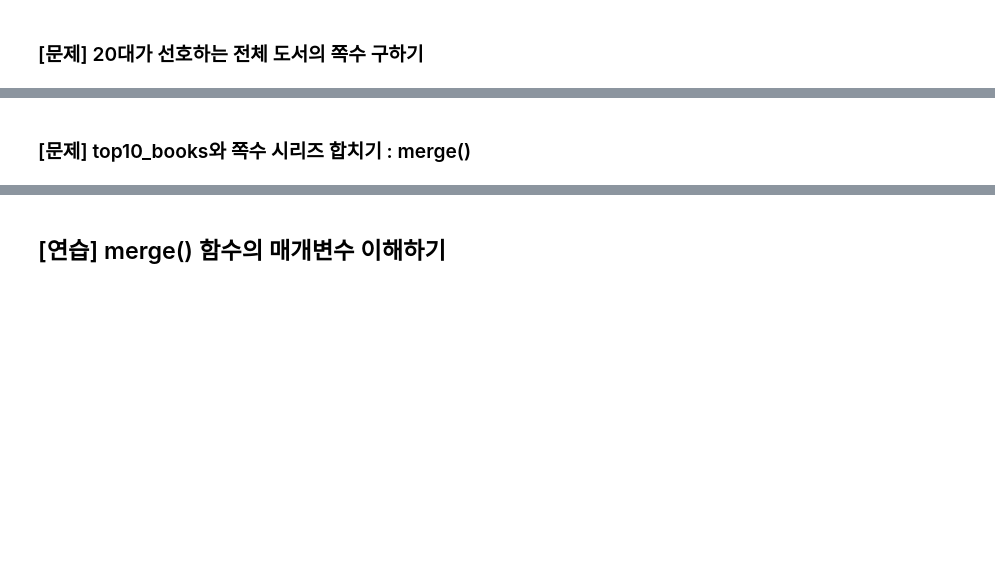
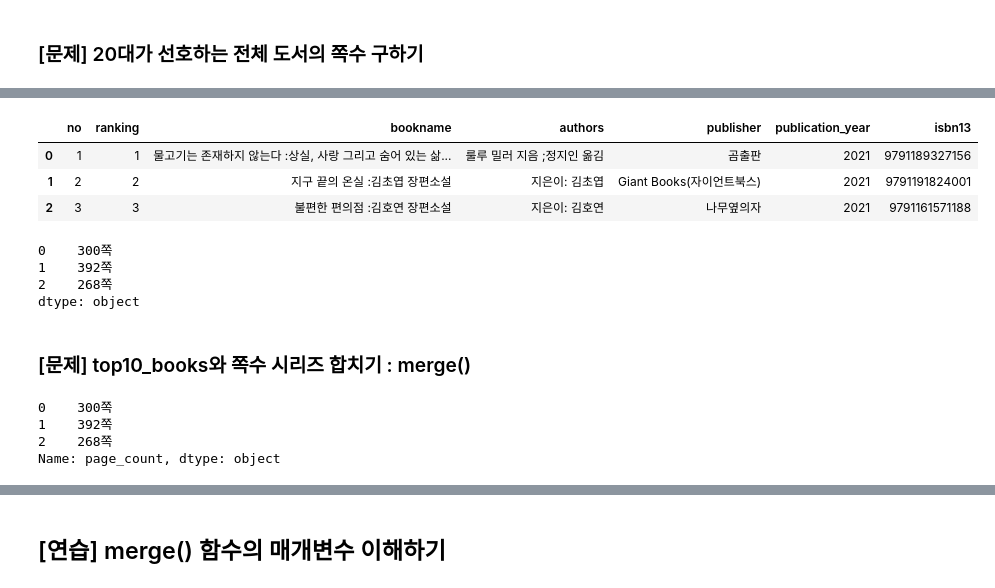
Before and after one commit to ThubanA1pha/python_basic_2, a Jupyter notebook: openAPI.ipynb, the cells around one changed output, grey strips where cells are left out. Cells and saved outputs as stored; diff of their text form; code cells hidden in the pictures; blank space fills up the shorter version.

```diff
--- a/openAPI.ipynb
+++ b/openAPI.ipynb
@@ -160,6 +183,11 @@ get_page_cnt(9791189327156)
 # %%
-top10_books = books.head(10) # 인기 도서 10권 추출
+top10_books = books.head(3) # 인기 도서 10권 추출
 top10_books
+# %% [output]
+|  | no | ranking | bookname | authors | publisher | publication_year | isbn13 |
+| 0 | 1 | 1 | 물고기는 존재하지 않는다 :상실, 사랑 그리고 숨어 있는 삶... | 룰루 밀러 지음 ;정지인 옮김 | 곰출판 | 2021 | 9791189327156 |
+| 1 | 2 | 2 | 지구 끝의 온실 :김초엽 장편소설 | 지은이: 김초엽 | Giant Books(자이언트북스) | 2021 | 9791191824001 |
+| 2 | 3 | 3 | 불편한 편의점 :김호연 장편소설 | 지은이: 김호연 | 나무옆의자 | 2021 | 9791161571188 |
 # %%
 # 10개 도서의 쪽수를 한번에 구하기
 def get_page_cnt2(row):
@@ -169,6 +197,11 @@ def get_page_cnt2(row):
 # 각 행의 반복 작업을 수행하기 위해 데이터프레임의 apply()메서드 적용
 page_count = top10_books.apply(get_page_cnt2, axis = 1)
 print(page_count)
+# %% [output]
+0    300쪽
+1    392쪽
+2    268쪽
+dtype: object
 # %% [markdown]
 ### [문제]  top10_books와 쪽수 시리즈 합치기 : merge()
 # %%
@@ -176,6 +209,11 @@ print(page_count)
 type(page_count)
 page_count.name = 'page_count'
 print(page_count)
+# %% [output]
+0    300쪽
+1    392쪽
+2    268쪽
+Name: page_count, dtype: object
 # %%
 # 데이터프레임과 시리즈 합치기
 top10_with_page_count = pd.merge(top10_books, page_count,
```
Also changed, not shown: parts of 6 cells of this notebook.
